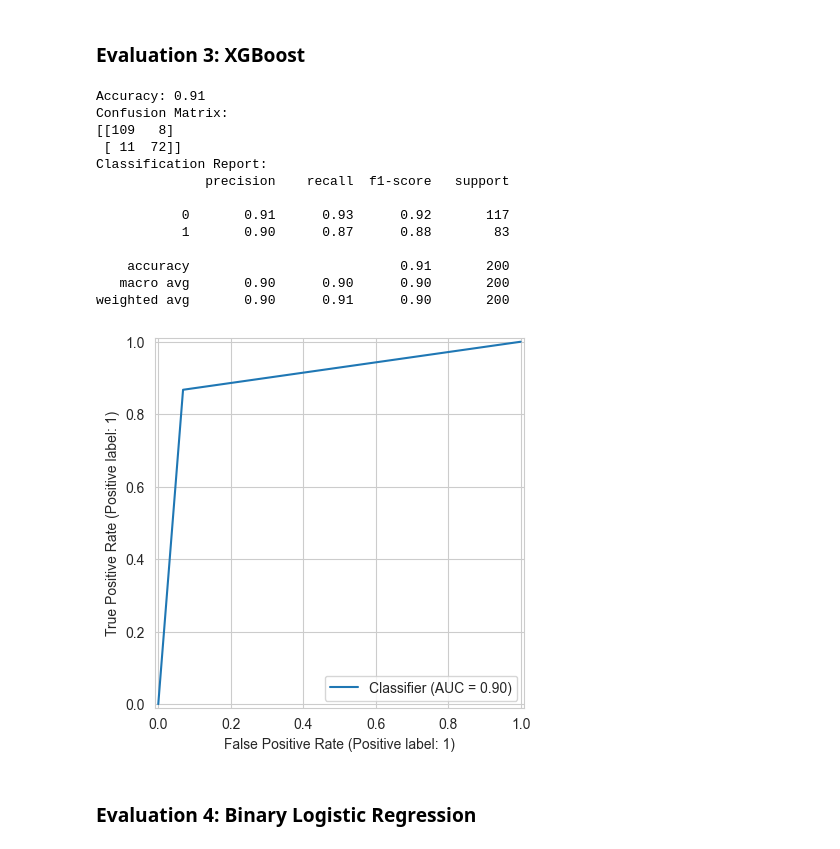
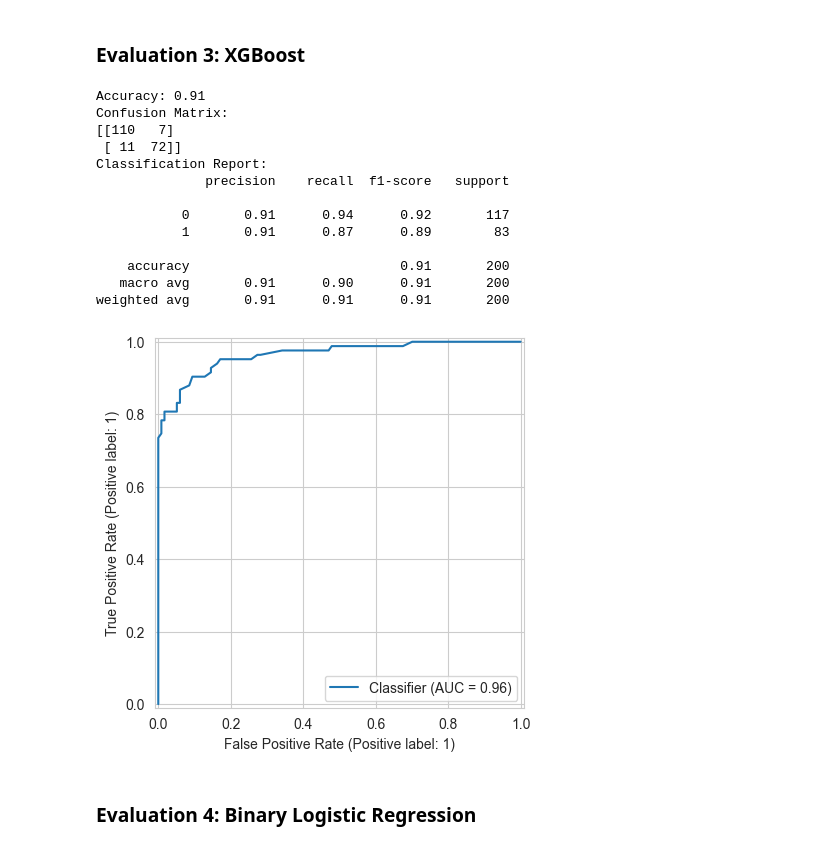
Before and after one commit to Pipasgonzalez/statistical_learning_trees, a Jupyter notebook: JägerGallego_GallegoJimenez.ipynb, the cells around one changed output. Drawn from its saved outputs; the diff is of its cells as text; code cells hidden in the pictures.

```diff
--- a/JägerGallego_GallegoJimenez.ipynb
+++ b/JägerGallego_GallegoJimenez.ipynb
@@ -135,6 +135,26 @@ The continuous variables are:  ['long', 'rec']
 Train Test Split created
 # %% [markdown]
 # Part 1: Fit Base Models
+# %%
+# Helper Function
+def find_optimal_threshold(y_true, probabilities):
+
+    thresholds = np.arange(0.1, 1.0, 0.01)
+    accuracies = []
+
+    for threshold in thresholds:
+
+        y_pred = (probabilities >= threshold).astype(int)
+
+        acc = accuracy_score(y_true, y_pred)
+        accuracies.append(acc)
+
+
+    best_accuracy_index = np.argmax(accuracies)
+    best_threshold = thresholds[best_accuracy_index]
+    best_accuracy = accuracies[best_accuracy_index]
+
+    return best_threshold, best_accuracy
 # %% [markdown]
 ## Model Nr. 1: Basic Decision Tree Classifier
 # %%
@@ -154,7 +183,14 @@ randomForest = RandomForestClassifier(random_state=12345)
 
 randomForest.fit(X_train, Y_train.to_numpy().ravel())
 
-predictions_randomforest = randomForest.predict(X_test)
+proba_predictions_randomforest = randomForest.predict_proba(X_test)
+
+positive_class_proba_randomforest = proba_predictions_randomforest[:, 1]
+
+
+optimal_threshold, best_accuracy = find_optimal_threshold(Y_test, positive_class_proba_randomforest)
+
+predictions_randomforest = (positive_class_proba_randomforest >= optimal_threshold).astype(int)
 # %%
 print(randomForest.get_params())
 # %% [output]
@@ -165,7 +201,16 @@ print(randomForest.get_params())
 XGTree = xgboost.XGBClassifier(random_state = 12345)
 
 XGTree.fit(X_train, Y_train)
-predictions_xgboost = XGTree.predict(X_test)
+
+
+proba_predictions_xgboost = XGTree.predict_proba(X_test)
+
+positive_class_proba_xgboost = proba_predictions_randomforest[:, 1]
+
+optimal_threshold, best_accuracy = find_optimal_threshold(Y_test, positive_class_proba_xgboost)
+
+
+predictions_xgboost = (positive_class_proba_xgboost >= optimal_threshold).astype(int)
 # %%
 print(XGTree.get_params())
 # %% [output]
@@ -247,28 +311,28 @@ Description of results here
 # %%
 accuracy_xgboost = accuracy_score(Y_test, predictions_xgboost)
 confusion_xgboost = confusion_matrix(Y_test, predictions_xgboost)
 report_xgboost = classification_report(Y_test, predictions_xgboost)
 
 print(f"Accuracy: {accuracy_xgboost:.2f}")
 print(f"Confusion Matrix:\n{confusion_xgboost}")
 print(f"Classification Report:\n{report_xgboost}")
 
-ROCBXGB = RocCurveDisplay.from_predictions(Y_test, predictions_xgboost)
+ROCBXGB = RocCurveDisplay.from_predictions(Y_test, positive_class_proba_xgboost)
 # %% [output]
 Accuracy: 0.91
 Confusion Matrix:
-[[109   8]
+[[110   7]
  [ 11  72]]
 Classification Report:
               precision    recall  f1-score   support
 
-           0       0.91      0.93      0.92       117
-           1       0.90      0.87      0.88        83
+           0       0.91      0.94      0.92       117
+           1       0.91      0.87      0.89        83
 
     accuracy                           0.91       200
-   macro avg       0.90      0.90      0.90       200
-weighted avg       0.90      0.91      0.90       200
+   macro avg       0.91      0.90      0.91       200
+weighted avg       0.91      0.91      0.91       200
-[figure, old version]
+[figure, new version]
 # %% [markdown]
 ### Evaluation 4: Binary Logistic Regression
 # %%
```
Also changed, not shown: parts of 14 cells of this notebook, 1 other file.
